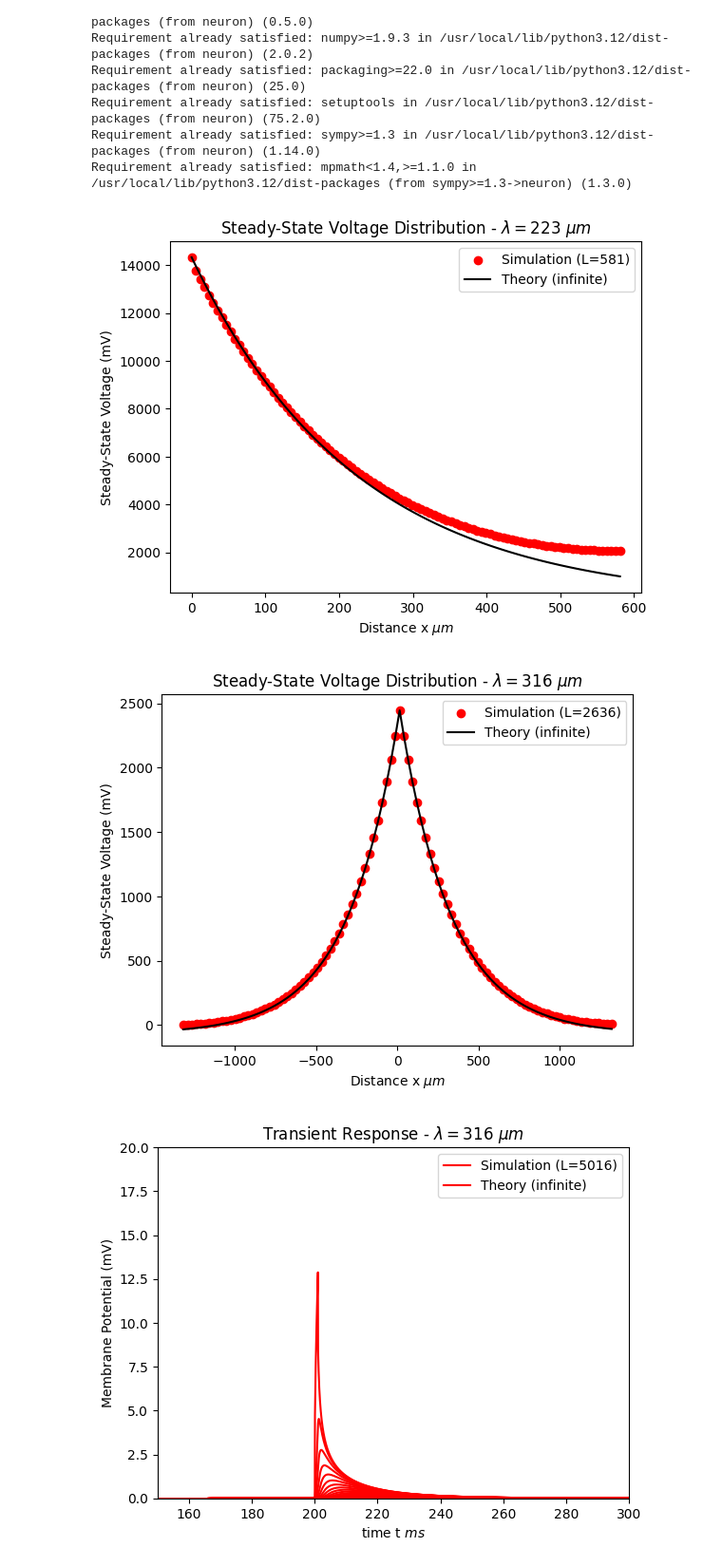
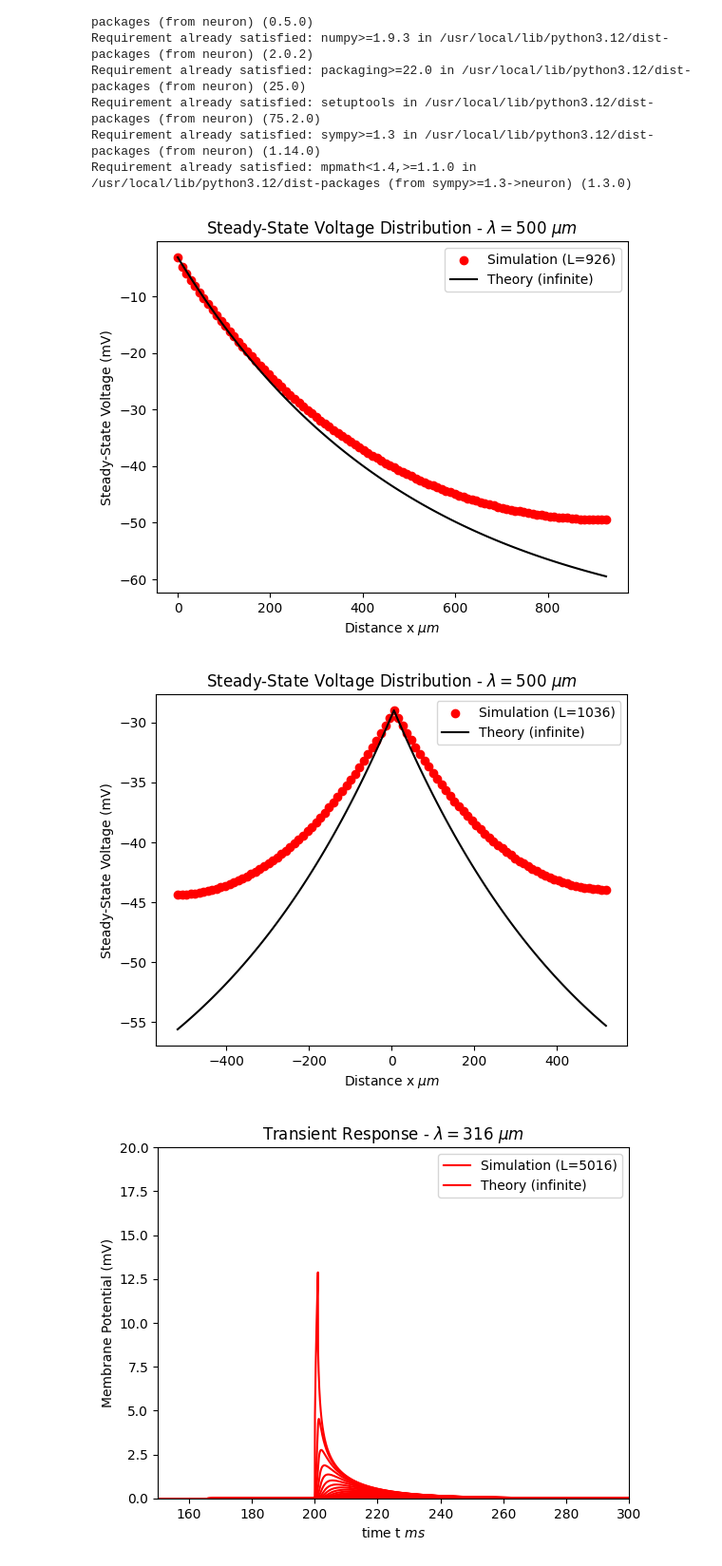
Before and after one commit to mgiugliano/ePhysSignals, a Jupyter notebook: notebooks/Cable_theory.ipynb, the cells around one changed output. Shown at 95% size. Saved outputs shown, nothing was run; the diff lists cells and outputs as text; code cells hidden in the pictures.

```diff
--- a/notebooks/Cable_theory.ipynb
+++ b/notebooks/Cable_theory.ipynb
@@ -113,8 +111,8 @@ stim.amp    = 1      # Amplitude [nA]
 # see https://www.neuron.yale.edu/neuron/static/docs/units/unitchart.html
 
 
-L = 581 #@param {type:"slider", min:1, max:10000, step:5}
-a = 0.1 #@param {type:"slider", min:0.1, max:5, step:0.1}
+L = 926 #@param {type:"slider", min:1, max:10000, step:5}
+a = 0.5 #@param {type:"slider", min:0.1, max:5, step:0.1}
 
 nseg = 100              # Number of segments (spatial discretization)
 dx   = L/nseg           # Space step in micrometer
@@ -171,7 +169,7 @@ label = 'Simulation (L={})'.format(L)
 plt.legend([label, 'Theory (infinite)'])
 plt.show()
 # %% [output]
-[figure, old version]
+[figure, new version]
 # %%
 # @title Change the cable length L (and/or the radius). { run: "auto" }
 
@@ -188,8 +186,8 @@ h.load_file('stdrun.hoc')         # Standard simulation environment of NEURON
 # see https://www.neuron.yale.edu/neuron/static/docs/units/unitchart.html
 
 
-L = 2636 #@param {type:"slider", min:1, max:10000, step:5}
-a = 0.2 #@param {type:"slider", min:0.1, max:5, step:0.1}
+L = 1036 #@param {type:"slider", min:1, max:10000, step:5}
+a = 0.5 #@param {type:"slider", min:0.1, max:5, step:0.1}
 
 
 #L  = 10.               # Length   [micrometers]
@@ -228,7 +226,7 @@ t_stop = 1000.  # Duration of the simulation [ms]
 stim        = h.IClamp(dend(0.5))
 stim.delay  = 10       # Delay to onset [ms]
 stim.dur    = t_stop   # Long duration to reach steady state [ms]
-stim.amp    = 1      # Amplitude [nA]
+stim.amp    = 0.05      # Amplitude [nA]
 
 # Let's prepare for recording time (as vector)...
 t = h.Vector().record(h._ref_t)
@@ -236,34 +234,34 @@ t = h.Vector().record(h._ref_t)
 # Note: locations range from 0 to 1, being a ad hoc, per-section
 # coordinate representing a position on that specific section.
 recording_locations = np.linspace(0, 1, nseg) # Along the dendrite (0 to 1)
 v_recordings = []
 for loc in recording_locations:
     v_recordings.append(h.Vector().record(dend(loc)._ref_v))
 
 # Run the simulation
 h.dt  = dt          # Time step in ms
 h.finitialize(-70)  # Initialize membrane potential
 h.tstop = t_stop    # Set the simulation to stop at 100 ms
 h.run()
 
 m = np.floor(t_stop/dt).astype(int)
 # Extract steady-state voltage, as the last value of each recording
 steady_state_v = [vv.x[m] for vv in v_recordings]
 
 theory = [(steady_state_v[int(nseg/2)]+70)*np.exp(-np.abs(k-0.505)*dx/lmbd)-70 for k in recording_locations]
 # Plot the results
 plt.figure()
 plt.scatter(recording_locations*L - dx*nseg/2, steady_state_v, marker='o', color="red")
 plt.plot(recording_locations*L - dx*nseg/2, theory, color="black")
 #plt.xlabel('Normalized Distance [$x/\lambda$]')
 plt.xlabel(r'Distance x $\mu m$')
 plt.ylabel('Steady-State Voltage (mV)')
 plt.title(r'Steady-State Voltage Distribution - $\lambda = {}\ \mu m$'.format(int(100*lmbd)))
 label = 'Simulation (L={})'.format(L)
 plt.legend([label, 'Theory (infinite)'])
 plt.show()
 # %% [output]
-[figure, old version]
+[figure, new version]
 # %%
 # @title Change the cable length L (and/or the radius). { run: "auto" }
 
```
Also changed, not shown: parts of 1 cell of this notebook.
